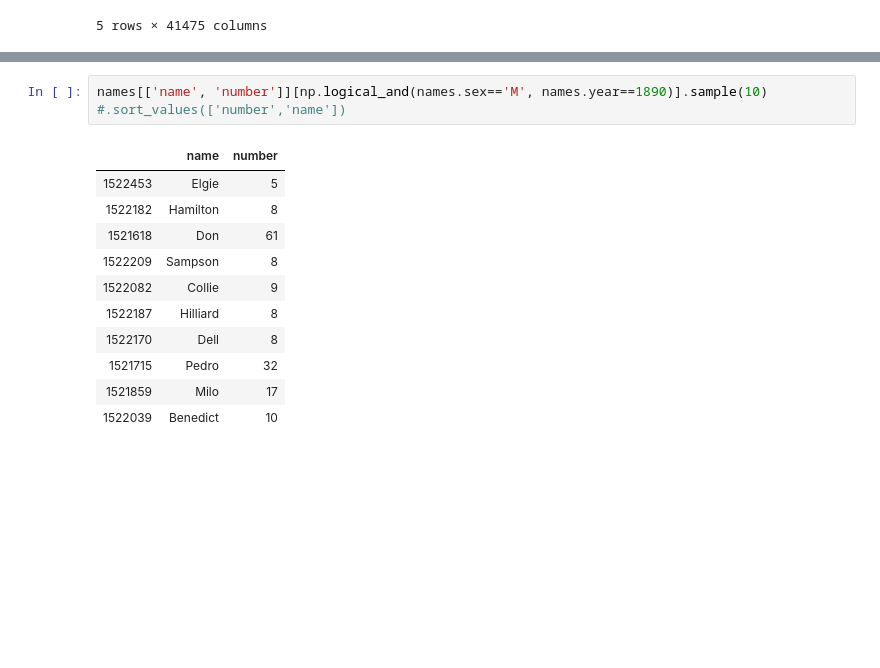
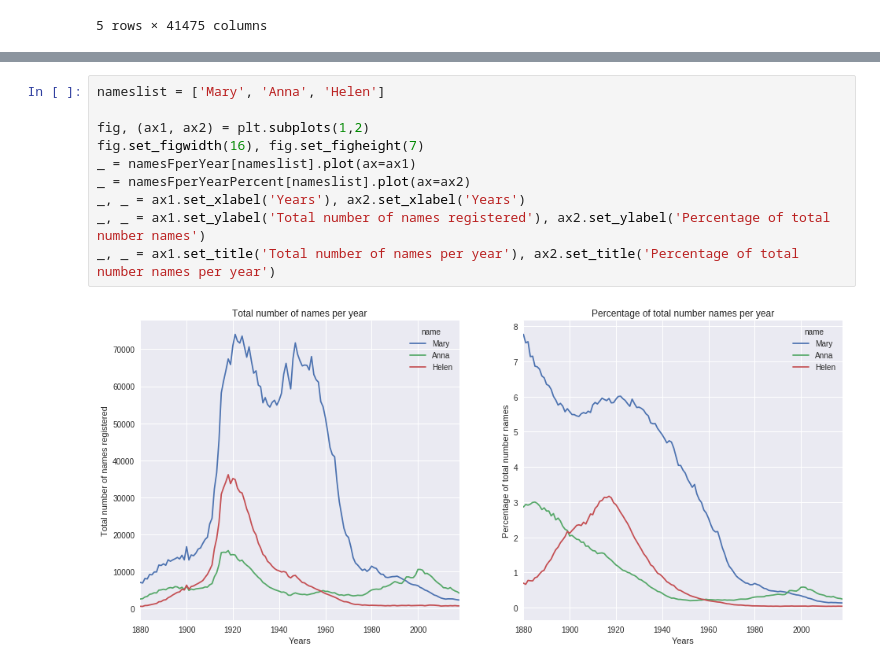
Before and after one commit to danj7/popular_baby_names, a Jupyter notebook: Baby Names - Names coming and going.ipynb, the cells around one changed output, grey strips where cells are left out. Cells and saved outputs as stored; diff of their text form; blank space fills up the shorter version.

```diff
--- a/Baby Names - Names coming and going.ipynb
+++ b/Baby Names - Names coming and going.ipynb
@@ -212,15 +145,12 @@ for s in ['M', 'F']:
-# %%
-names[['name', 'number']][np.logical_and(names.sex=='M', names.year==1890)].sample(10)
-#.sort_values(['number','name'])
-# %% [output]
-|  | name | number |
-| 1522453 | Elgie | 5 |
-| 1522182 | Hamilton | 8 |
-| 1521618 | Don | 61 |
-| 1522209 | Sampson | 8 |
-| 1522082 | Collie | 9 |
-| 1522187 | Hilliard | 8 |
-| 1522170 | Dell | 8 |
-| 1521715 | Pedro | 32 |
-| 1521859 | Milo | 17 |
-| 1522039 | Benedict | 10 |
+# %%
+nameslist = ['Mary', 'Anna', 'Helen']
+
+fig, (ax1, ax2) = plt.subplots(1,2)
+fig.set_figwidth(16), fig.set_figheight(7)
+_ = namesFperYear[nameslist].plot(ax=ax1)
+_ = namesFperYearPercent[nameslist].plot(ax=ax2)
+_, _ = ax1.set_xlabel('Years'), ax2.set_xlabel('Years')
+_, _ = ax1.set_ylabel('Total number of names registered'), ax2.set_ylabel('Percentage of total number names')
+_, _ = ax1.set_title('Total number of names per year'), ax2.set_title('Percentage of total number names per year')
+# %% [output]
+[figure, added]
```
Also changed, not shown: parts of 38 cells of this notebook, 3 other files.
